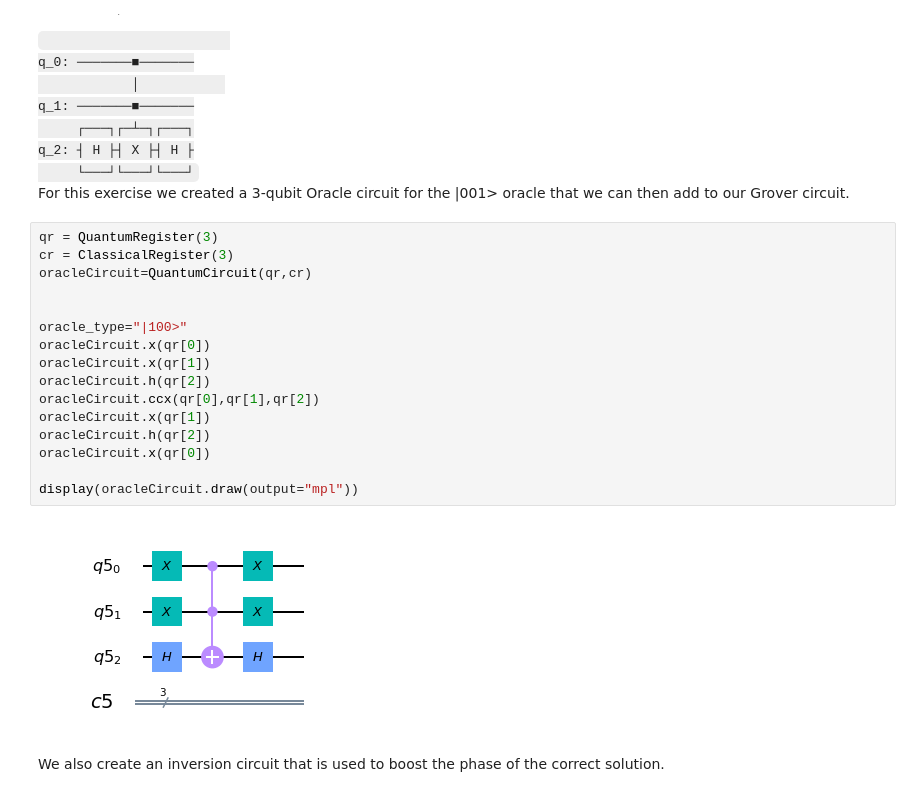
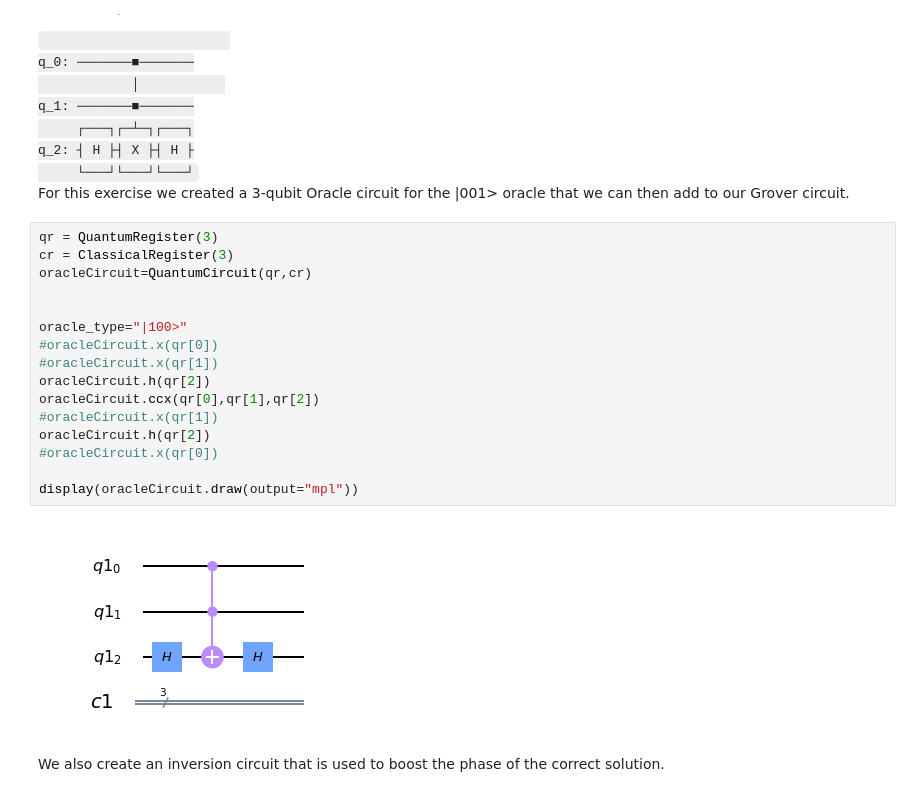
Before and after one commit to ordmoj/qiskit-community-tutorials, a Jupyter notebook: qiskit_advocates/meetups/11_04_19-Hassi_Norlen-McLean/exercise_3_grover_search.ipynb, the cells around one changed output. Cells and saved outputs as stored; diff of their text form.

```diff
--- a/qiskit_advocates/meetups/11_04_19-Hassi_Norlen-McLean/exercise_3_grover_search.ipynb
+++ b/qiskit_advocates/meetups/11_04_19-Hassi_Norlen-McLean/exercise_3_grover_search.ipynb
@@ -45,21 +47,21 @@ For this exercise we created a 3-qubit Oracle circuit for the |001> oracle that
 # %%
 qr = QuantumRegister(3)
 cr = ClassicalRegister(3)
 oracleCircuit=QuantumCircuit(qr,cr)
 
 
 oracle_type="|100>"
-oracleCircuit.x(qr[0])
-oracleCircuit.x(qr[1])
+#oracleCircuit.x(qr[0])
+#oracleCircuit.x(qr[1])
 oracleCircuit.h(qr[2])
 oracleCircuit.ccx(qr[0],qr[1],qr[2])
-oracleCircuit.x(qr[1])
+#oracleCircuit.x(qr[1])
 oracleCircuit.h(qr[2])
-oracleCircuit.x(qr[0])
+#oracleCircuit.x(qr[0])
 
 display(oracleCircuit.draw(output="mpl"))
 # %% [output]
-[figure, old version]
+[figure, new version]
 # %% [markdown]
 We also create an inversion circuit that is used to boost the phase of the correct solution.
 # %%
```
Also changed, not shown: parts of 10 cells of this notebook, 8 other files.
